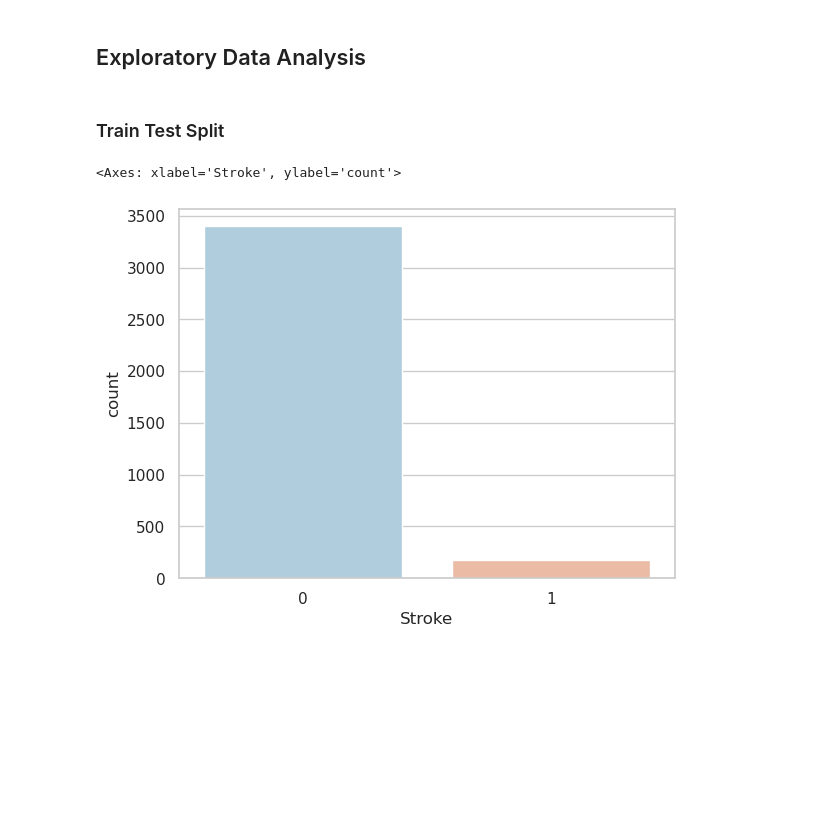
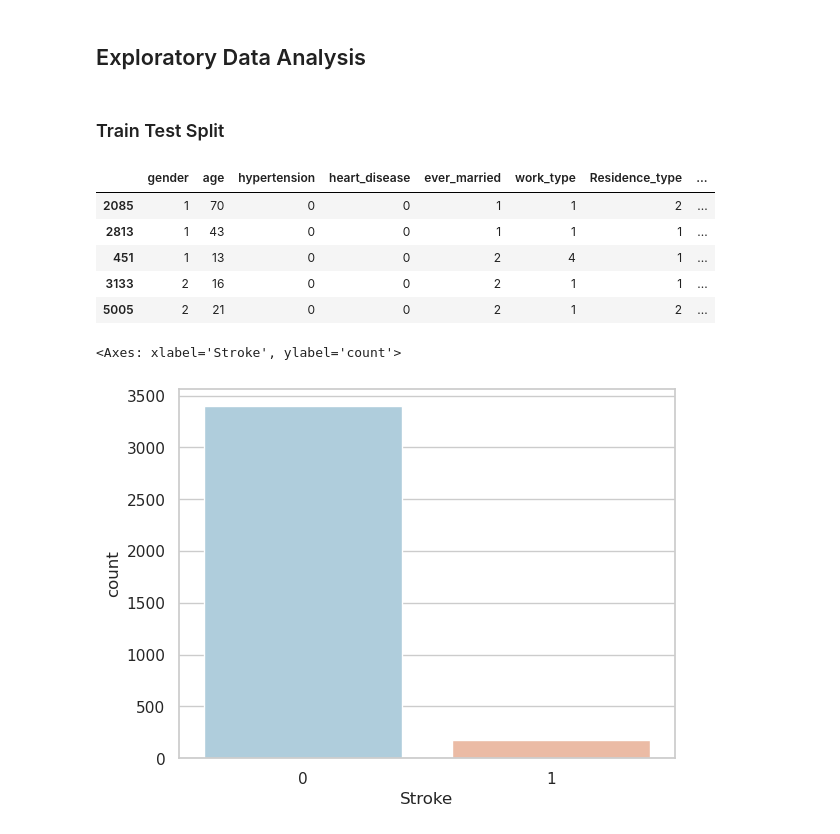
Before and after one commit to GoncaloSenra/DAA-Modelos-de-Machine-Learning, a Jupyter notebook: stroki.ipynb, the cells around one changed output. Drawn from its saved outputs; the diff is of its cells as text; code cells hidden in the pictures; blank space fills up the shorter version.

```diff
--- a/stroki.ipynb
+++ b/stroki.ipynb
@@ -721,0 +631,9 @@ x_train, x_test, y_train, y_test = train_test_split(data_feat, np.ravel(data_tar
+# %%
+test_data.head()
+# %% [output]
+|  | gender | age | hypertension | heart_disease | ever_married | work_type | Residence_type | ... |
+| 2085 | 1 | 70 | 0 | 0 | 1 | 1 | 2 | ... |
+| 2813 | 1 | 43 | 0 | 0 | 1 | 1 | 1 | ... |
+| 451 | 1 | 13 | 0 | 0 | 2 | 4 | 1 | ... |
+| 3133 | 2 | 16 | 0 | 0 | 2 | 1 | 1 | ... |
+| 5005 | 2 | 21 | 0 | 0 | 2 | 1 | 2 | ... |
```
Also changed, not shown: parts of 29 cells of this notebook.
